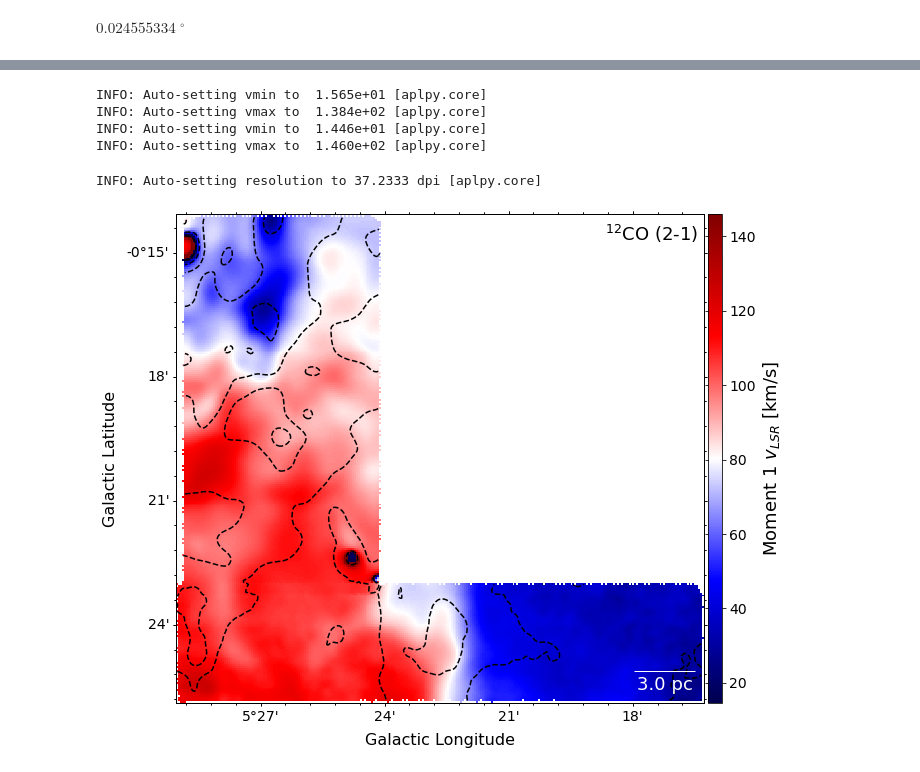
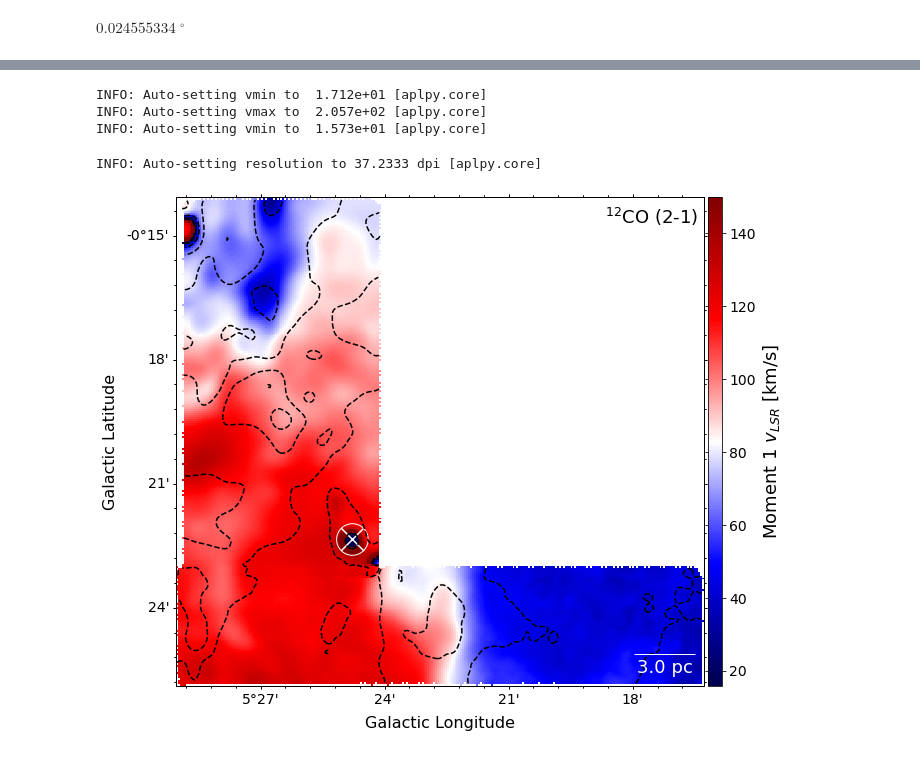
Before and after one commit to SpacialTree/clouds-g5-b1, a Jupyter notebook: NewMomentMaps.ipynb, the cells around one changed output, grey strips where cells are left out. Saved outputs shown, nothing was run; the diff lists cells and outputs as text; code cells hidden in the pictures.

```diff
--- a/NewMomentMaps.ipynb
+++ b/NewMomentMaps.ipynb
@@ -93,0 +146,3 @@ $0.024555334 \; \mathrm{{}^{\circ}}$
+# %%
+coord = SkyCoord(5.413*u.deg, -22.35*u.arcmin, frame=Galactic)
+coord.to_pixel(wcs=cube_17.wcs)
@@ -94,5 +151,5 @@ $0.024555334 \; \mathrm{{}^{\circ}}$
 # %%
-cube17_0 = cube_17.with_mask(mask_17).moment0()
+cube17_0 = cube_17.with_mask(mask_17).spectral_slab(15*u.km / u.second, 200*u.km/u.second).moment0()
 cube17_0.quicklook()
 cube17_0.FITSFigure.show_colorscale(cmap='inferno')
 cube17_0.FITSFigure.colorbar.set_axis_label_text('Integrated Intensity (K km/s)')
@@ -106,5 +163,7 @@ cube17_0.FITSFigure.add_scalebar(ang, color='white', size=18)
 cube17_0.FITSFigure.scalebar.set_label(m)
 #cube17_0.FITSFigure.show_regions('/orange/adamginsburg/cmz/g5/code/g5-lowvelo.reg')
 #cube17_0.FITSFigure.show_regions('/orange/adamginsburg/cmz/g5/code/g5-highvelo.reg')
+cube17_0.FITSFigure.show_markers(coord.to_pixel(wcs=cube17_0.wcs)[0], coord.to_pixel(wcs=cube17_0.wcs)[1], coords_frame='pixel', layer=True, c='none', edgecolor='white', s=1000)
+cube17_0.FITSFigure.show_markers(coord.l, coord.b, marker='x', c='white', s=500)
 cube17_0.FITSFigure.savefig('/orange/adamginsburg/cmz/g5/code/plots/mom0_17-new.pdf')
 # %% [output]
@@ -136,22 +196,23 @@ INFO: Auto-setting vmax to  1.833e+01 [aplpy.core]
 # %%
-cube17_1 = cube_17.with_mask(mask_17).moment1()
+cube17_1 = cube_17.with_mask(mask_17).spectral_slab(15*u.km / u.second, 200*u.km/u.second).moment1()
 cube17_1.quicklook()
-cube17_1.FITSFigure.show_colorscale(cmap='seismic')
+cube17_1.FITSFigure.show_colorscale(cmap='seismic', vmax=150)
 cube17_1.FITSFigure.colorbar.set_axis_label_text('Moment 1 $v_{LSR}$ [km/s]')
 cube17_1.FITSFigure.show_contour(cube17_0.hdu, returnlevels=True, linestyles='dashed', colors='black')
 cube17_1.FITSFigure.colorbar.set_axis_label_font(size=18)
 cube17_1.FITSFigure.colorbar.set_font(size=14)
 cube17_1.FITSFigure.axis_labels.set_font(size=16)
 cube17_1.FITSFigure.tick_labels.set_font(size=14)
 cube17_1.FITSFigure.add_label(0.9, 0.96, "$^{12}$CO (2-1)", relative=True, size=18)
 cube17_1.FITSFigure.add_scalebar(ang, color='white', size=18)
 cube17_1.FITSFigure.scalebar.set_label(m)
+cube17_1.FITSFigure.show_markers(coord.to_pixel(wcs=cube17_1.wcs)[0], coord.to_pixel(wcs=cube17_1.wcs)[1], coords_frame='pixel', layer=True, c='none', edgecolor='white', s=1000)
+cube17_1.FITSFigure.show_markers(coord.l, coord.b, marker='x', c='white', s=500)
 cube17_1.FITSFigure.savefig('/orange/adamginsburg/cmz/g5/code/plots/mom1_17-new.pdf')
 # %% [output]
-INFO: Auto-setting vmin to  1.565e+01 [aplpy.core]
-INFO: Auto-setting vmax to  1.384e+02 [aplpy.core]
-INFO: Auto-setting vmin to  1.446e+01 [aplpy.core]
-INFO: Auto-setting vmax to  1.460e+02 [aplpy.core]
+INFO: Auto-setting vmin to  1.712e+01 [aplpy.core]
+INFO: Auto-setting vmax to  2.057e+02 [aplpy.core]
+INFO: Auto-setting vmin to  1.573e+01 [aplpy.core]
 INFO: Auto-setting resolution to 37.2333 dpi [aplpy.core]
-[figure, old version]
+[figure, new version]
 # %%
```
Also changed, not shown: parts of 22 cells of this notebook, 6 other files.
